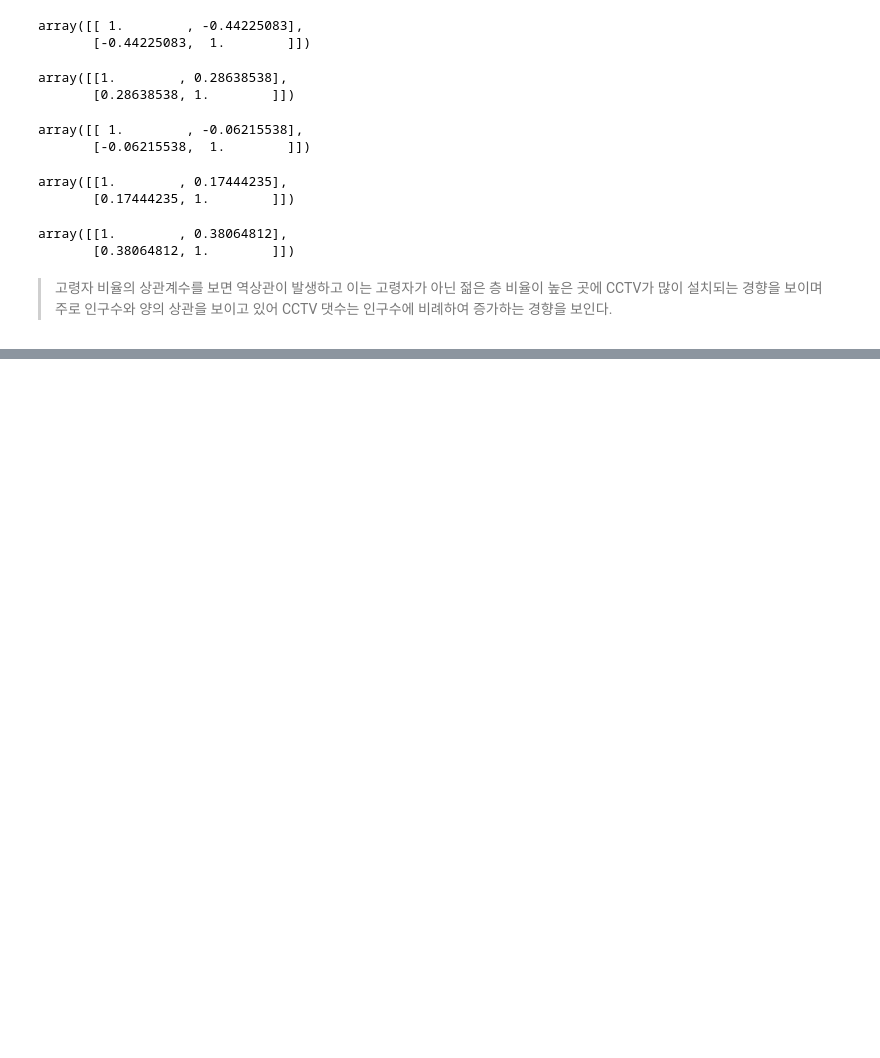
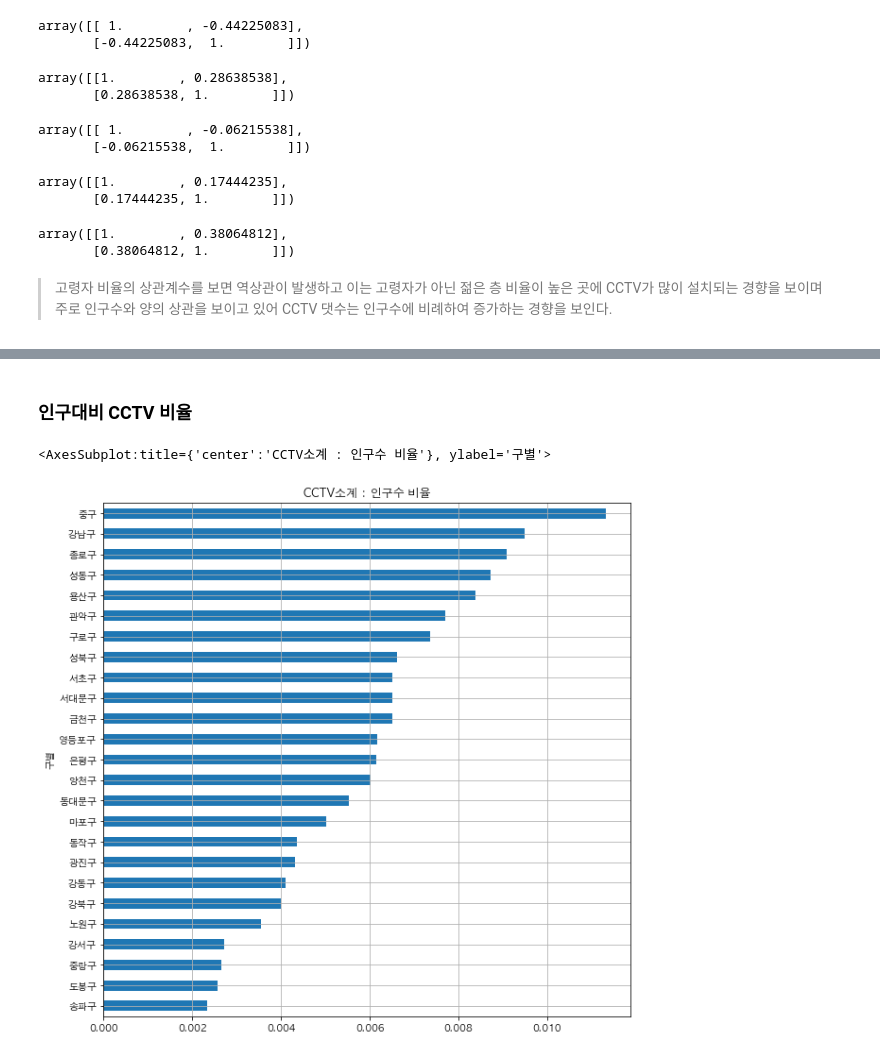
Before and after one commit to monargent0/TJPythonClass, a Jupyter notebook: 3.DataAnalysis/Note/15.서울시 인구대비 CCTV현황분석.ipynb, the cells around one changed output, grey strips where cells are left out. Drawn from its saved outputs; the diff is of its cells as text; code cells hidden in the pictures; blank space fills up the shorter version.

```diff
--- a/3.DataAnalysis/Note/15.서울시 인구대비 CCTV현황분석.ipynb
+++ b/3.DataAnalysis/Note/15.서울시 인구대비 CCTV현황분석.ipynb
@@ -360,0 +380,10 @@ array([[1.        , 0.38064812],
+# %% [markdown]
+### 인구대비 CCTV 비율
+# %%
+data_result.head()
+
+data_소계_인구수 = data_result.소계 / data_result.인구수
+data_소계_인구수.sort_values().plot(kind='barh', figsize=(10, 10), title='CCTV소계 : 인구수 비율', grid=True)
+# %% [output]
+<AxesSubplot:title={'center':'CCTV소계 : 인구수 비율'}, ylabel='구별'>
+[figure, added]
```
Also changed, not shown: parts of 19 cells of this notebook, 30 other files.
